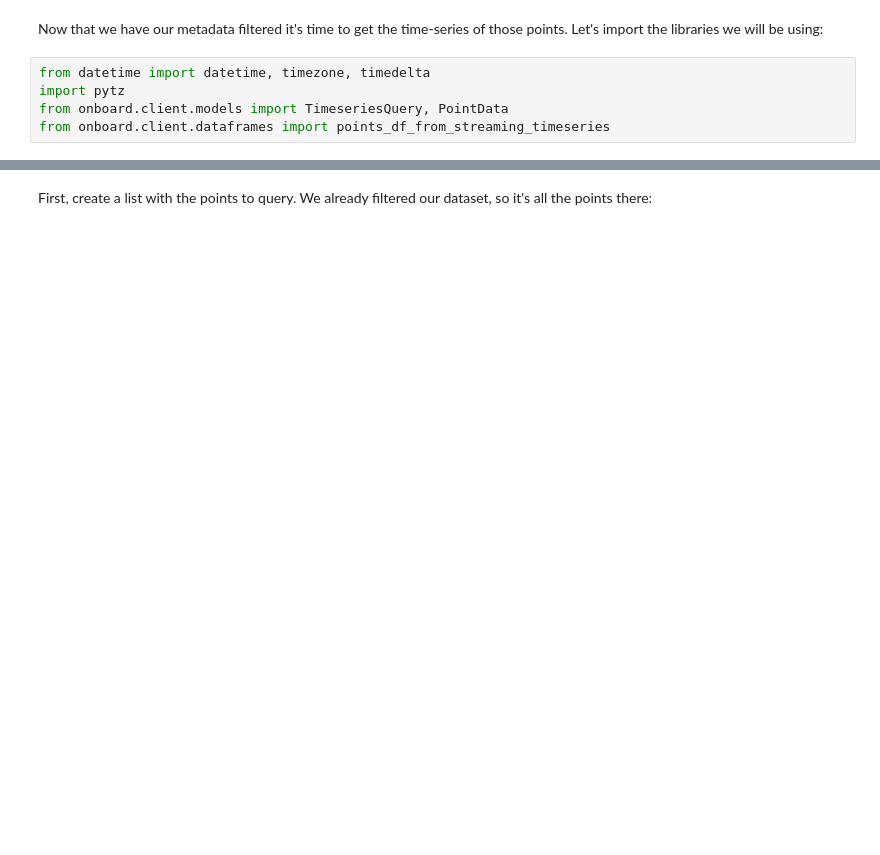
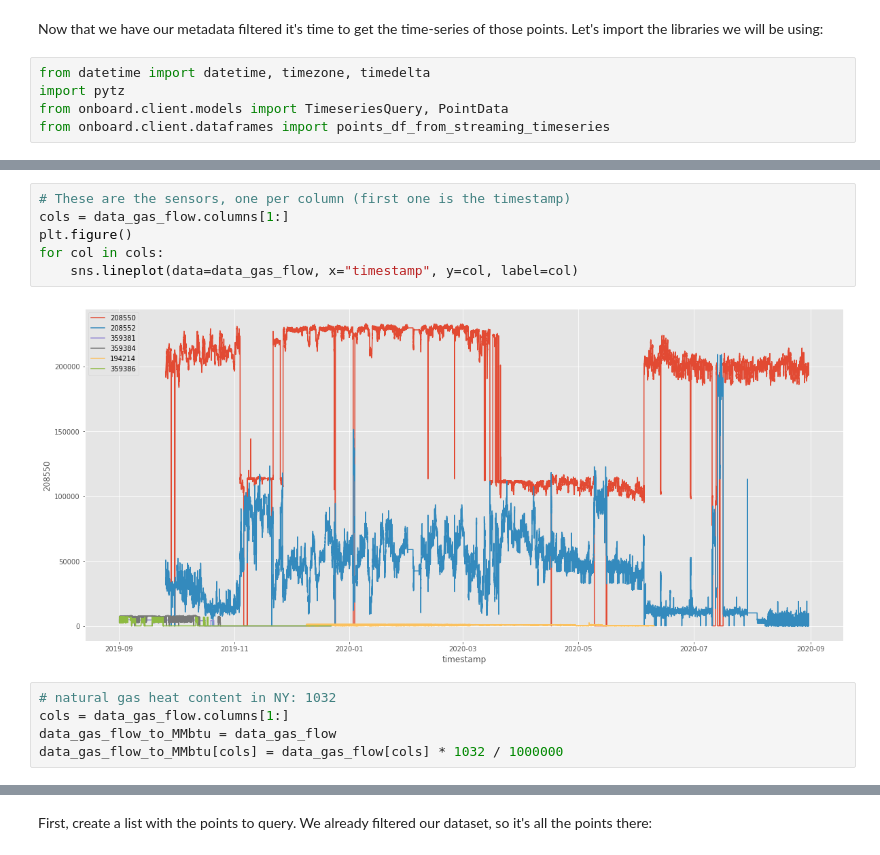
Before and after one commit to PengkunLiu/RTEM_CMU, a Jupyter notebook: RTEM Jupyter Notebook/a-rtem-heating-energy.ipynb, the cells around one changed output, grey strips where cells are left out. Drawn from its saved outputs; the diff is of its cells as text; blank space fills up the shorter version.

```diff
--- a/RTEM Jupyter Notebook/a-rtem-heating-energy.ipynb
+++ b/RTEM Jupyter Notebook/a-rtem-heating-energy.ipynb
@@ -194,0 +484,13 @@ from onboard.client.dataframes import points_df_from_streaming_timeseries
+# %%
+# These are the sensors, one per column (first one is the timestamp)
+cols = data_gas_flow.columns[1:]
+plt.figure()
+for col in cols:
+    sns.lineplot(data=data_gas_flow, x="timestamp", y=col, label=col)
+# %% [output]
+[figure, added]
+# %%
+# natural gas heat content in NY: 1032
+cols = data_gas_flow.columns[1:]
+data_gas_flow_to_MMbtu = data_gas_flow
+data_gas_flow_to_MMbtu[cols] = data_gas_flow[cols] * 1032 / 1000000
```
Also changed, not shown: parts of 134 cells of this notebook, 1 other file.
